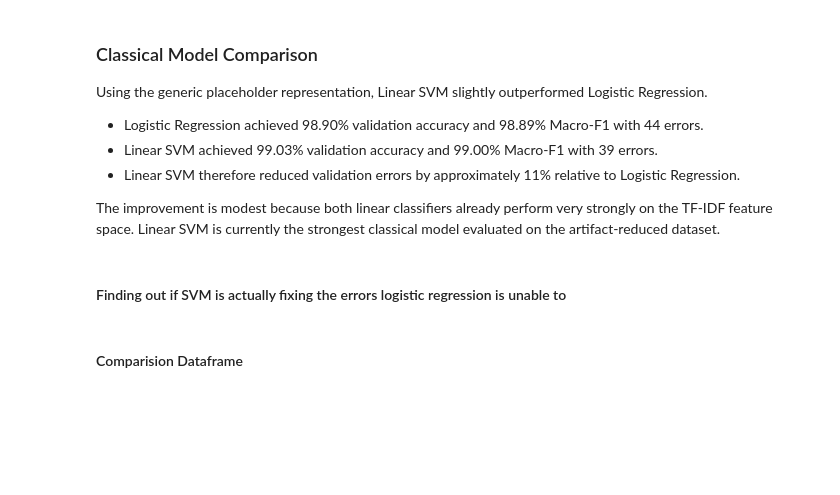
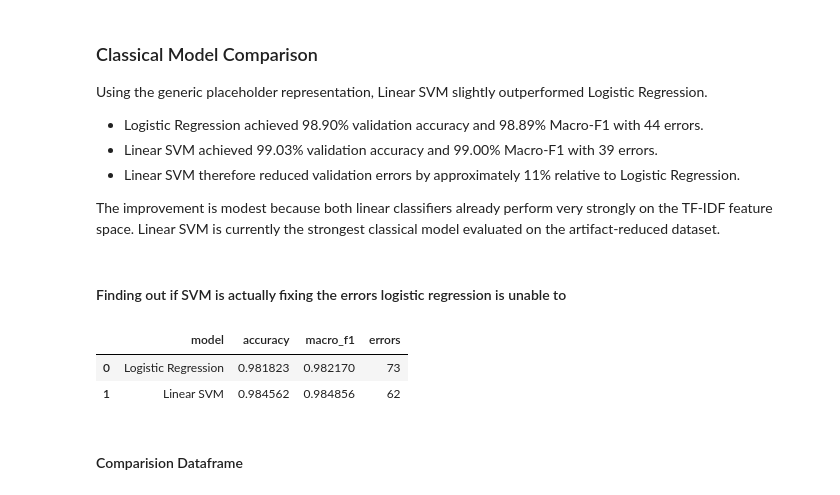
Before and after one commit to ribhupramanik/ResolveAI, a Jupyter notebook: notebooks/02_baseline_models.ipynb, the cells around one changed output. Cells and saved outputs as stored; diff of their text form; code cells hidden in the pictures; blank space fills up the shorter version.

Commit message:
Re trained the models on the new leak proof data and concluded that SVM is currently the better model

```diff
--- a/notebooks/02_baseline_models.ipynb
+++ b/notebooks/02_baseline_models.ipynb
@@ -771,6 +775,45 @@ generic_lr_pipeline.fit(
 lr_predictions = generic_lr_pipeline.predict(
     X_val_generic
 )
+# %%
+corrected_model_comparison = pd.DataFrame([
+    {
+        "model": "Logistic Regression",
+        "accuracy": accuracy_score(
+            y_val_generic,
+            lr_predictions
+        ),
+        "macro_f1": f1_score(
+            y_val_generic,
+            lr_predictions,
+            average="macro"
+        ),
+        "errors": (
+            lr_predictions != y_val_generic
+        ).sum()
+    },
+    {
+        "model": "Linear SVM",
+        "accuracy": accuracy_score(
+            y_val_generic,
+            svm_predictions
+        ),
+        "macro_f1": f1_score(
+            y_val_generic,
+            svm_predictions,
+            average="macro"
+        ),
+        "errors": (
+            svm_predictions != y_val_generic
+        ).sum()
+    }
+])
+
+corrected_model_comparison
+# %% [output]
+|  | model | accuracy | macro_f1 | errors |
+| 0 | Logistic Regression | 0.981823 | 0.982170 | 73 |
+| 1 | Linear SVM | 0.984562 | 0.984856 | 62 |
 # %% [markdown]
 #### Comparision Dataframe
 # %%
```
Also changed, not shown: parts of 24 cells of this notebook.
